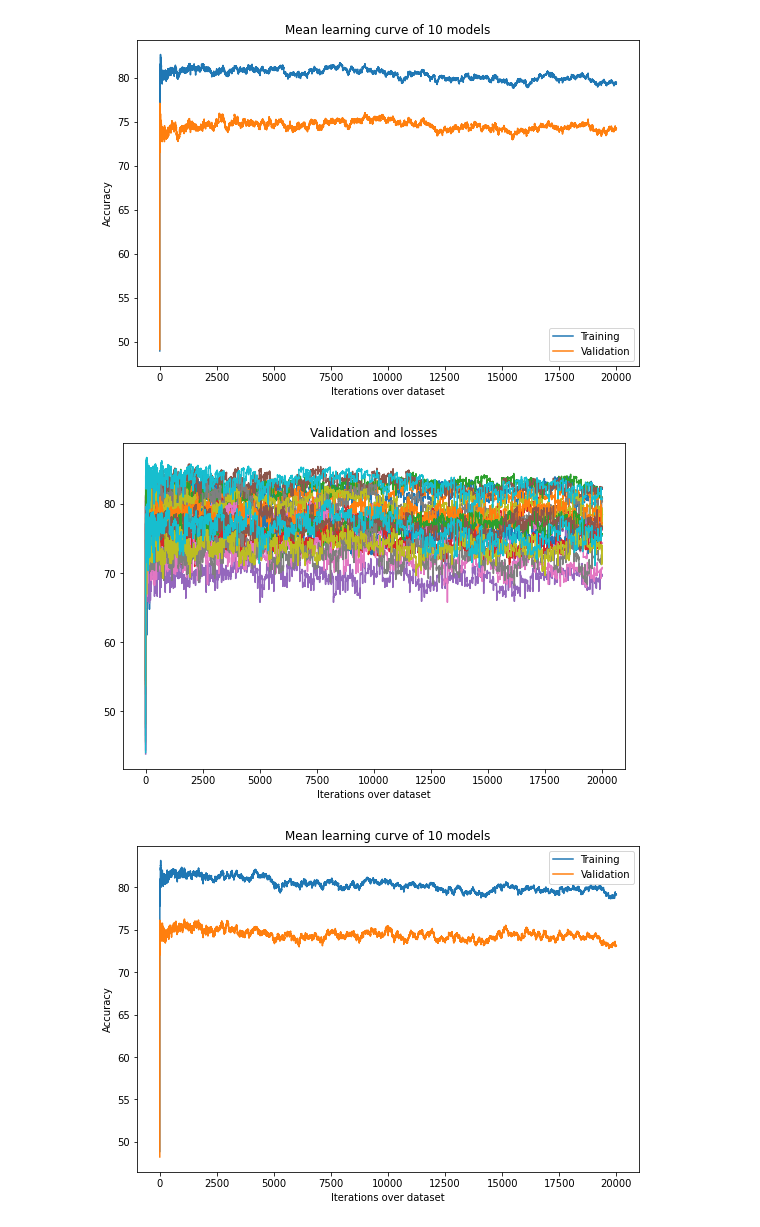
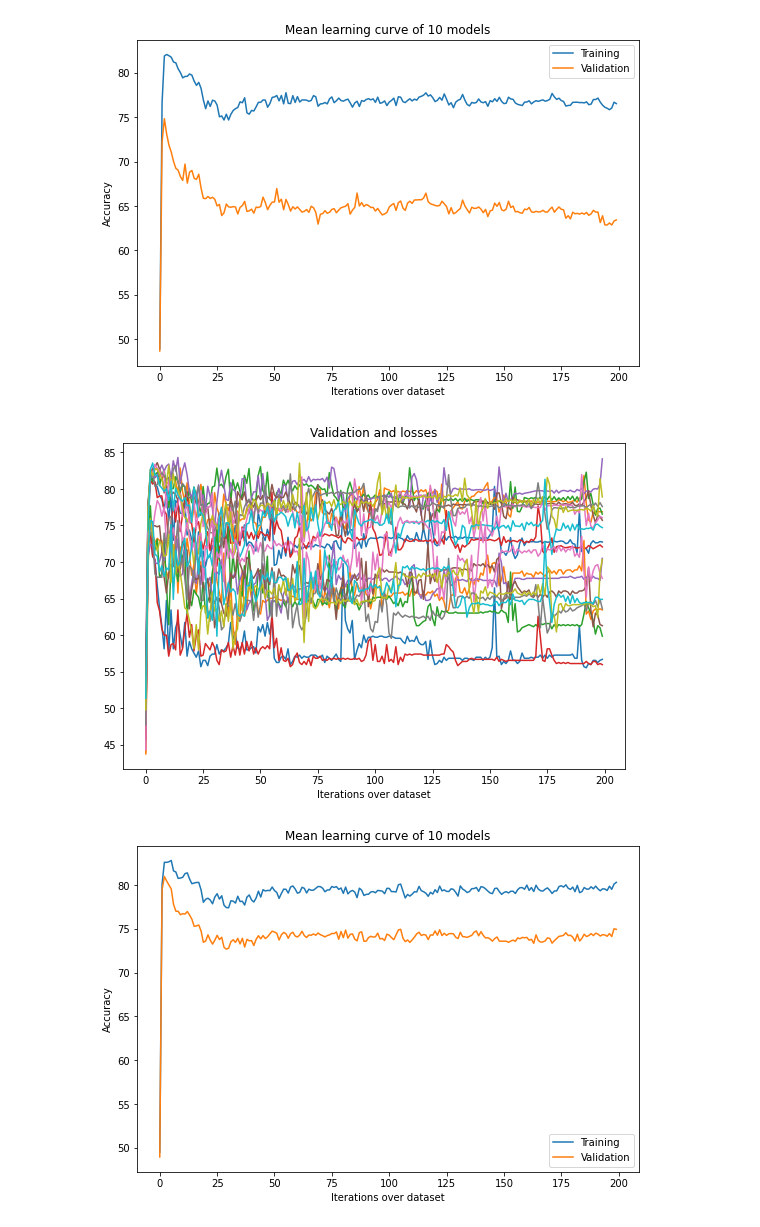
Before and after one commit to DeepRank/3D-Vac, a Jupyter notebook: src/5_train_models/explore_class_seq_xvalidation.ipynb, the cells around one changed output. Saved outputs shown, nothing was run; the diff lists cells and outputs as text; code cells hidden in the pictures.

```diff
--- a/src/5_train_models/explore_class_seq_xvalidation.ipynb
+++ b/src/5_train_models/explore_class_seq_xvalidation.ipynb
@@ -100,16 +100,16 @@ def get_rates(xval_data, a):
 # %%
 models_path = "/home/daqop/Desktop/M2/Internship/python/trained_models/"
 # models_path = "/home/daqop/mountpoint_snellius/3D-Vac/src/5_train_models/CNN/I/reg/seq/trained_models/"
 # models_path = "/home/daqop/train_branch_3D_Vac/src/5_train_models/CNN/I/classification/seq/trained_models/"
 model_names = {
-    "shuffled": "mlp_class_baseline_200_neurons_20000_epochs_shuffled.pt",
-    "clustered": "mlp_class_baseline_200_neurons_20000_epochs_clustered.pt",
+    "shuffled": "mlp_classification_mixed_encoder_200_neurons_200_epochs_shuffled_no_batch_64_batch_size.pt",
+    "clustered": "mlp_classification_mixed_encoder_200_neurons_200_epochs_clustered_no_batch_64_batch_size.pt",
 }
 shuffled_xval, shuffled_a = load_model(models_path + model_names["shuffled"], plot=True)
 clustered_xval, clustered_a = load_model(models_path + model_names["clustered"], plot=True)
 s_tpr, s_fnr, s_tnr, s_fpr, s_nr, s_pr = get_rates(shuffled_xval, shuffled_a)
 c_tpr, c_fnr, c_tnr, c_fpr, c_nr, c_pr = get_rates(clustered_xval, clustered_a)
 # %% [output]
-[figure, old version]
+[figure, new version]
-[figure, old version]
+[figure, new version]
-[figure, old version]
+[figure, new version]
```
Also changed, not shown: parts of 1 cell of this notebook, 2 other files.
